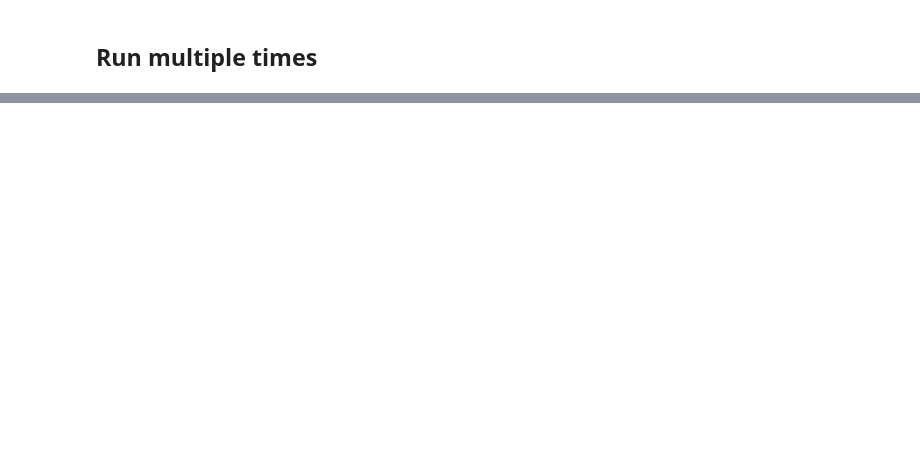
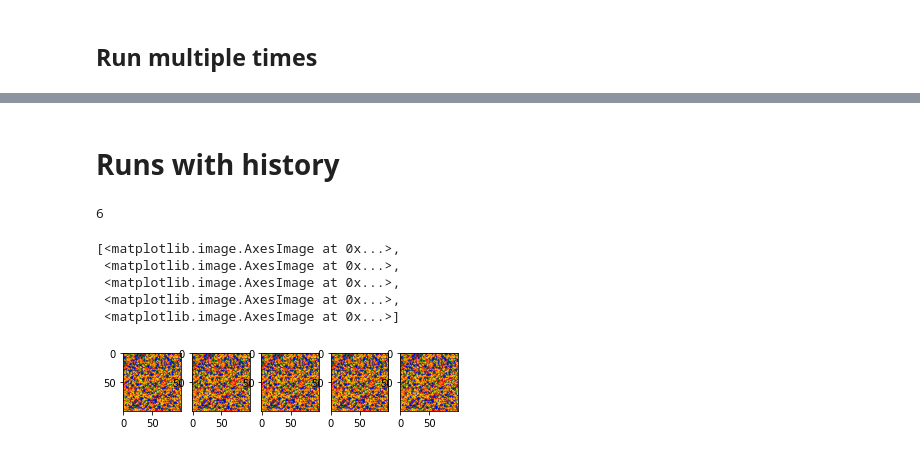
Before and after one commit to makp/social_grid, a Jupyter notebook: nb-for-testing.ipynb, the cells around one changed output, grey strips where cells are left out. Cells and saved outputs as stored; diff of their text form; code cells hidden in the pictures; blank space fills up the shorter version.

Commit message:
Add funcs to render CA with hist and write example on nb

```diff
--- a/nb-for-testing.ipynb
+++ b/nb-for-testing.ipynb
@@ -58,0 +58,22 @@ vis.show_multiple(ca_all, axs)
+# %% [markdown]
+# Runs with history
+# %%
+ca_all = pd.run_multi(ca0,5)
+len(ca_all)
+# %% [output]
+6
+# %%
+cdic_hist = {(0,0): 'red',
+             (1,1): 'blue',
+             (0,1): 'green',
+             (1,0): 'yellow'}
+# %%
+fig, axs = plt.subplots(1,5)
+vis.show_multiple_with_hist(ca_all,axs,cdic_hist)
+# %% [output]
+[<matplotlib.image.AxesImage at 0x...>,
+ <matplotlib.image.AxesImage at 0x...>,
+ <matplotlib.image.AxesImage at 0x...>,
+ <matplotlib.image.AxesImage at 0x...>,
+ <matplotlib.image.AxesImage at 0x...>]
+[figure, added]
```
Also changed, not shown: parts of 9 cells of this notebook, 1 other file.
